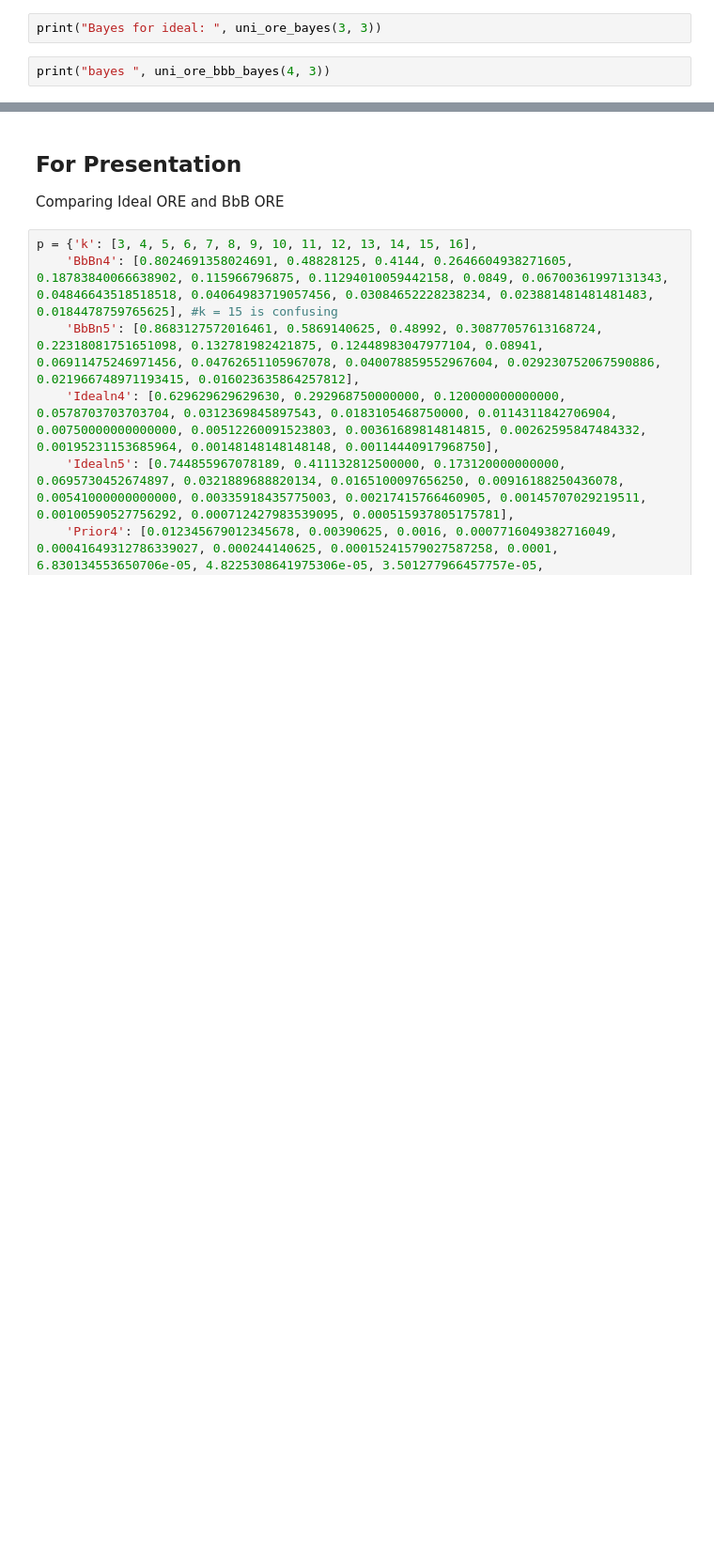
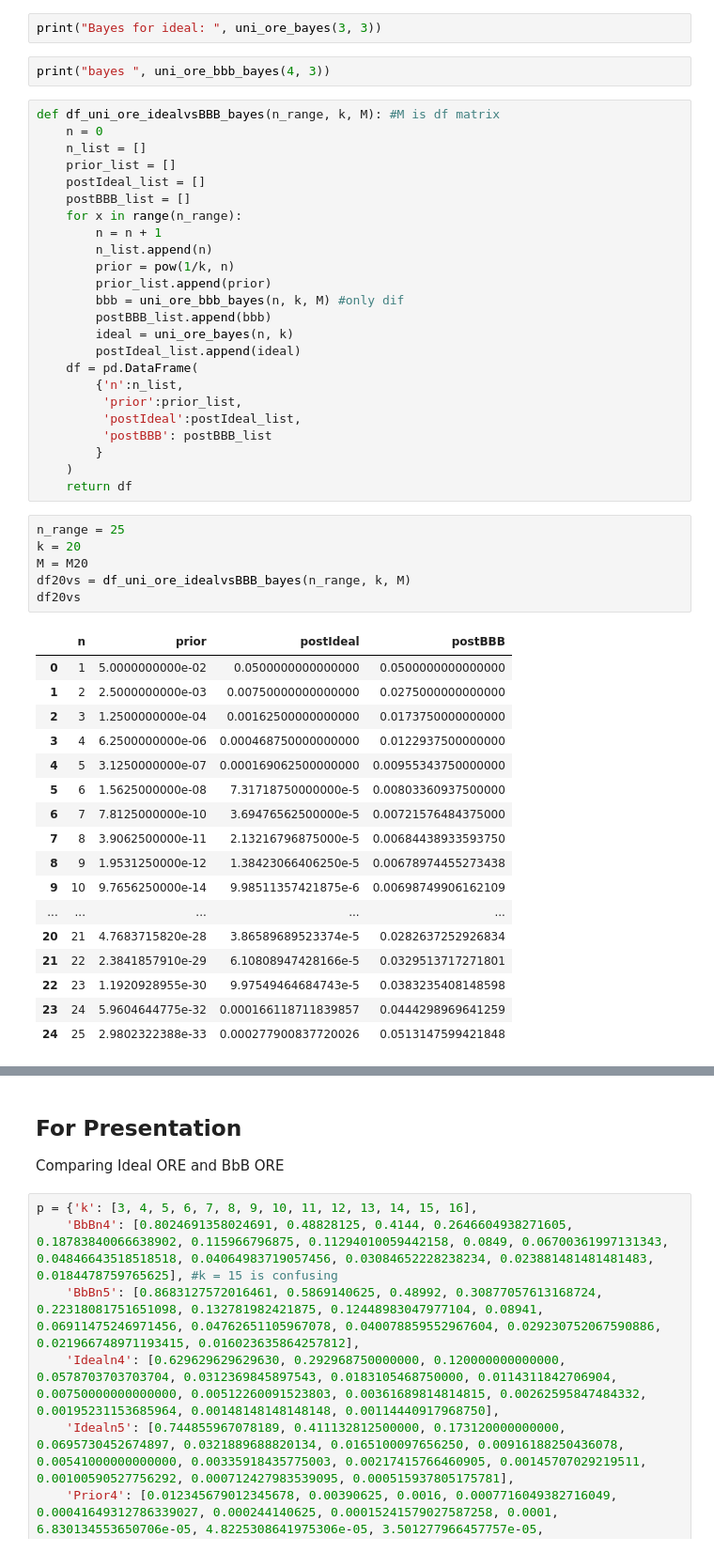
Before and after one commit to majk12/ore, a Jupyter notebook: ore_BbB_bayes.ipynb, the cells around one changed output, grey strips where cells are left out. Shown at 94% size. Drawn from its saved outputs; the diff is of its cells as text; blank space fills up the shorter version.

```diff
--- a/ore_BbB_bayes.ipynb
+++ b/ore_BbB_bayes.ipynb
@@ -411,3 +341,51 @@ def uni_ore_bayes(n, k): # annotated equation from ideal ORE
 print("Bayes for ideal: ", uni_ore_bayes(3, 3))
 # %%
 print("bayes ", uni_ore_bbb_bayes(4, 3))
+# %%
+def df_uni_ore_idealvsBBB_bayes(n_range, k, M): #M is df matrix
+    n = 0
+    n_list = []
+    prior_list = []
+    postIdeal_list = []
+    postBBB_list = []
+    for x in range(n_range):
+        n = n + 1
+        n_list.append(n)
+        prior = pow(1/k, n)
+        prior_list.append(prior)
+        bbb = uni_ore_bbb_bayes(n, k, M) #only dif
+        postBBB_list.append(bbb)
+        ideal = uni_ore_bayes(n, k)
+        postIdeal_list.append(ideal)
+    df = pd.DataFrame(
+        {'n':n_list,
+         'prior':prior_list,
+         'postIdeal':postIdeal_list,
+         'postBBB': postBBB_list
+        }
+    )
+    return df
+# %%
+n_range = 25
+k = 20
+M = M20
+df20vs = df_uni_ore_idealvsBBB_bayes(n_range, k, M)
+df20vs
+# %% [output]
+|  | n | prior | postIdeal | postBBB |
+| 0 | 1 | 5.0000000000e-02 | 0.0500000000000000 | 0.0500000000000000 |
+| 1 | 2 | 2.5000000000e-03 | 0.00750000000000000 | 0.0275000000000000 |
+| 2 | 3 | 1.2500000000e-04 | 0.00162500000000000 | 0.0173750000000000 |
+| 3 | 4 | 6.2500000000e-06 | 0.000468750000000000 | 0.0122937500000000 |
+| 4 | 5 | 3.1250000000e-07 | 0.000169062500000000 | 0.00955343750000000 |
+| 5 | 6 | 1.5625000000e-08 | 7.31718750000000e-5 | 0.00803360937500000 |
+| 6 | 7 | 7.8125000000e-10 | 3.69476562500000e-5 | 0.00721576484375000 |
+| 7 | 8 | 3.9062500000e-11 | 2.13216796875000e-5 | 0.00684438933593750 |
+| 8 | 9 | 1.9531250000e-12 | 1.38423066406250e-5 | 0.00678974455273438 |
+| 9 | 10 | 9.7656250000e-14 | 9.98511357421875e-6 | 0.00698749906162109 |
+| ... | ... | ... | ... | ... |
+| 20 | 21 | 4.7683715820e-28 | 3.86589689523374e-5 | 0.0282637252926834 |
+| 21 | 22 | 2.3841857910e-29 | 6.10808947428166e-5 | 0.0329513717271801 |
+| 22 | 23 | 1.1920928955e-30 | 9.97549464684743e-5 | 0.0383235408148598 |
+| 23 | 24 | 5.9604644775e-32 | 0.000166118711839857 | 0.0444298969641259 |
+| 24 | 25 | 2.9802322388e-33 | 0.000277900837720026 | 0.0513147599421848 |
```
Also changed, not shown: parts of 11 cells of this notebook.
